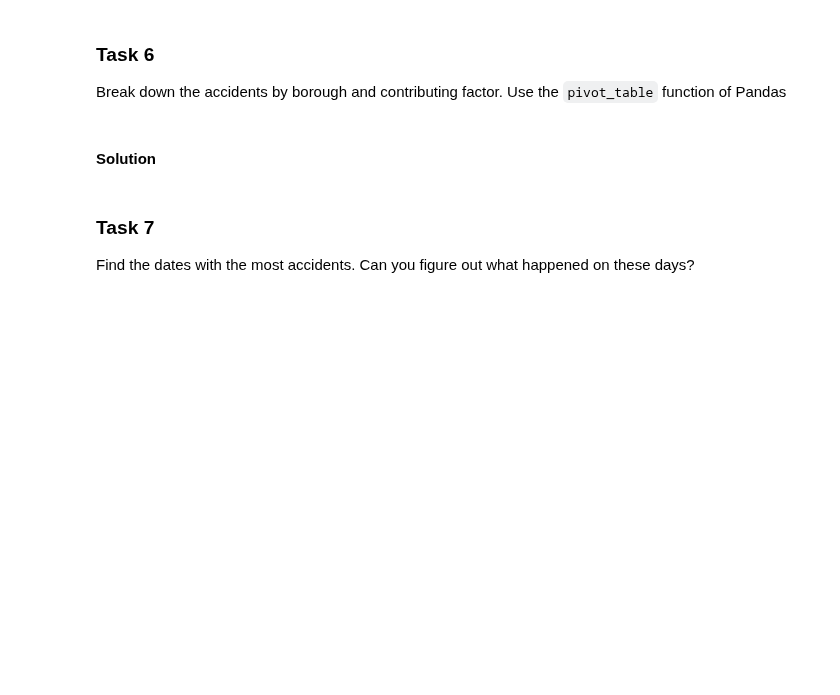
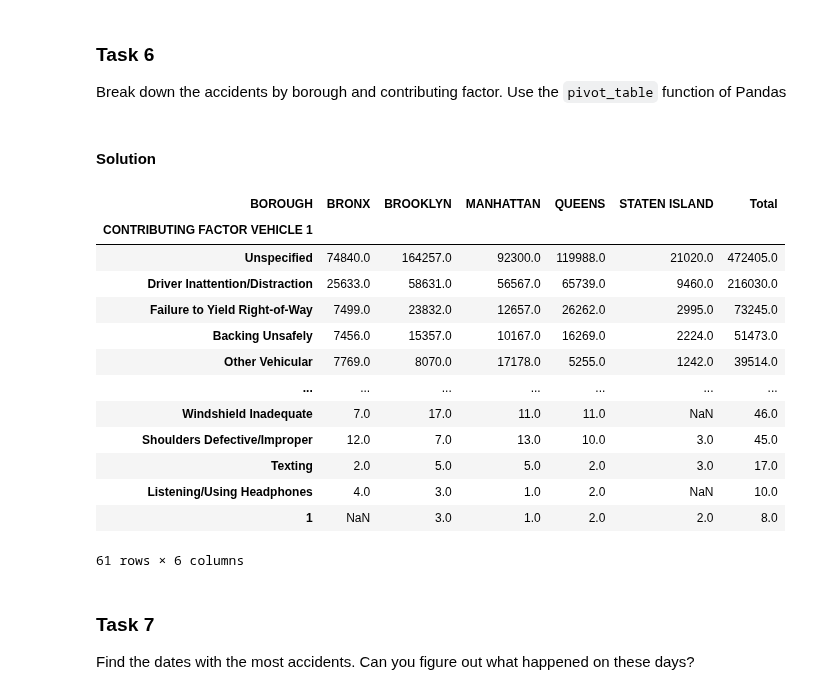
Before and after one commit to ipeirotis/dealing_with_data, a Jupyter notebook: 03-Pandas/A2-Introduction_to_Pandas-NYPD_Vehicle_Collisions.ipynb, the cells around one changed output. Saved outputs shown, nothing was run; the diff lists cells and outputs as text; code cells hidden in the pictures; blank space fills up the shorter version.

```diff
--- a/03-Pandas/A2-Introduction_to_Pandas-NYPD_Vehicle_Collisions.ipynb
+++ b/03-Pandas/A2-Introduction_to_Pandas-NYPD_Vehicle_Collisions.ipynb
@@ -153,12 +163,34 @@ Break down the accidents by borough and contributing factor. Use the `pivot_tabl
 # %%
 pivot = pd.pivot_table(
     data = df, # we analyze the df (accidents) dataframe
     index = 'CONTRIBUTING FACTOR VEHICLE 1',
     columns = 'BOROUGH',
-    values = 'UNIQUE KEY',
+    values = 'COLLISION_ID',
     aggfunc = 'count'
 )
+
+# Create an extra column showing the total deaths across boroughs (=columns)
+pivot["Total"] = pivot.sum(axis="columns")
+
+# Sort the dataframe by descending order of the values in the column "Total"
+pivot = pivot.sort_values("Total", ascending=False)
+
 pivot
+# %% [output]
+| BOROUGH | BRONX | BROOKLYN | MANHATTAN | QUEENS | STATEN ISLAND | Total |
+| CONTRIBUTING FACTOR VEHICLE 1 |  |  |  |  |  |  |
+| Unspecified | 74840.0 | 164257.0 | 92300.0 | 119988.0 | 21020.0 | 472405.0 |
+| Driver Inattention/Distraction | 25633.0 | 58631.0 | 56567.0 | 65739.0 | 9460.0 | 216030.0 |
+| Failure to Yield Right-of-Way | 7499.0 | 23832.0 | 12657.0 | 26262.0 | 2995.0 | 73245.0 |
+| Backing Unsafely | 7456.0 | 15357.0 | 10167.0 | 16269.0 | 2224.0 | 51473.0 |
+| Other Vehicular | 7769.0 | 8070.0 | 17178.0 | 5255.0 | 1242.0 | 39514.0 |
+| ... | ... | ... | ... | ... | ... | ... |
+| Windshield Inadequate | 7.0 | 17.0 | 11.0 | 11.0 | NaN | 46.0 |
+| Shoulders Defective/Improper | 12.0 | 7.0 | 13.0 | 10.0 | 3.0 | 45.0 |
+| Texting | 2.0 | 5.0 | 5.0 | 2.0 | 3.0 | 17.0 |
+| Listening/Using Headphones | 4.0 | 3.0 | 1.0 | 2.0 | NaN | 10.0 |
+| 1 | NaN | 3.0 | 1.0 | 2.0 | 2.0 | 8.0 |
+61 rows × 6 columns
 # %% [markdown]
 ### Task 7
 
```
Also changed, not shown: parts of 11 cells of this notebook.
